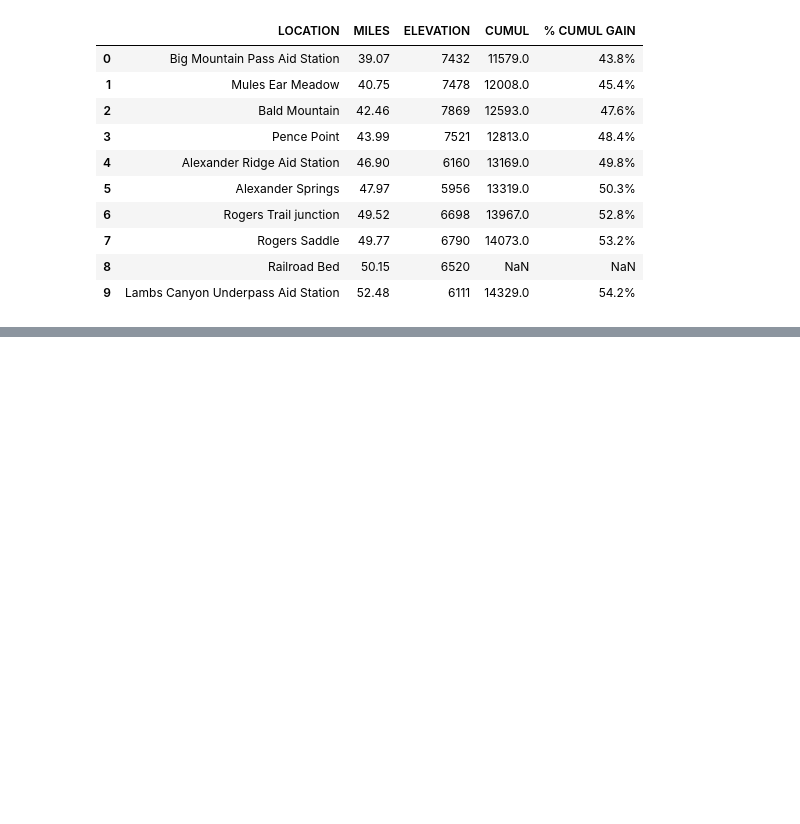
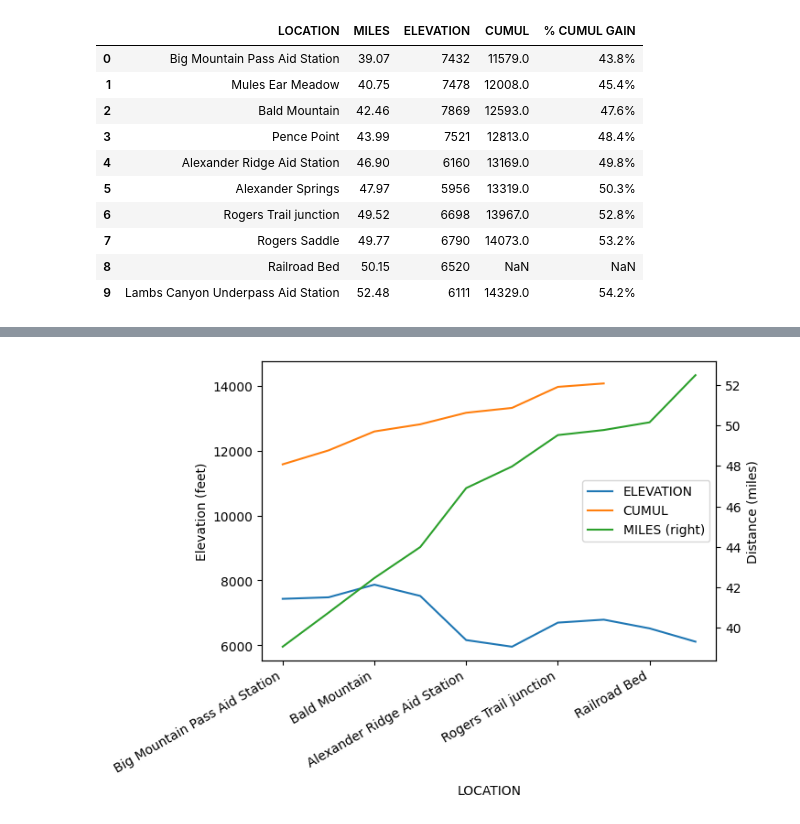
Before and after one commit to owaisahmad315/pandas, a Jupyter notebook: DataFrames.ipynb, the cells around one changed output, grey strips where cells are left out. Saved outputs shown, nothing was run; the diff lists cells and outputs as text; code cells hidden in the pictures; blank space fills up the shorter version.

```diff
--- a/DataFrames.ipynb
+++ b/DataFrames.ipynb
@@ -182,0 +241,11 @@ df
+# %%
+fig = plt.figure()
+ax = fig.add_subplot(111)
+df.plot(x = 'LOCATION', y=['ELEVATION', 'CUMUL'], ax = ax)
+df.plot(x = 'LOCATION', y='MILES', secondary_y=True, ax=ax)
+ax.set_ylabel('Elevation (feet)')
+ax.right_ax.set_ylabel('Distance (miles)')
+fig.autofmt_xdate()
+fig.savefig('/tmp/df-ex4.png', bbox_inches='tight')
+# %% [output]
+[figure, added]
```
Also changed, not shown: parts of 8 cells of this notebook.
